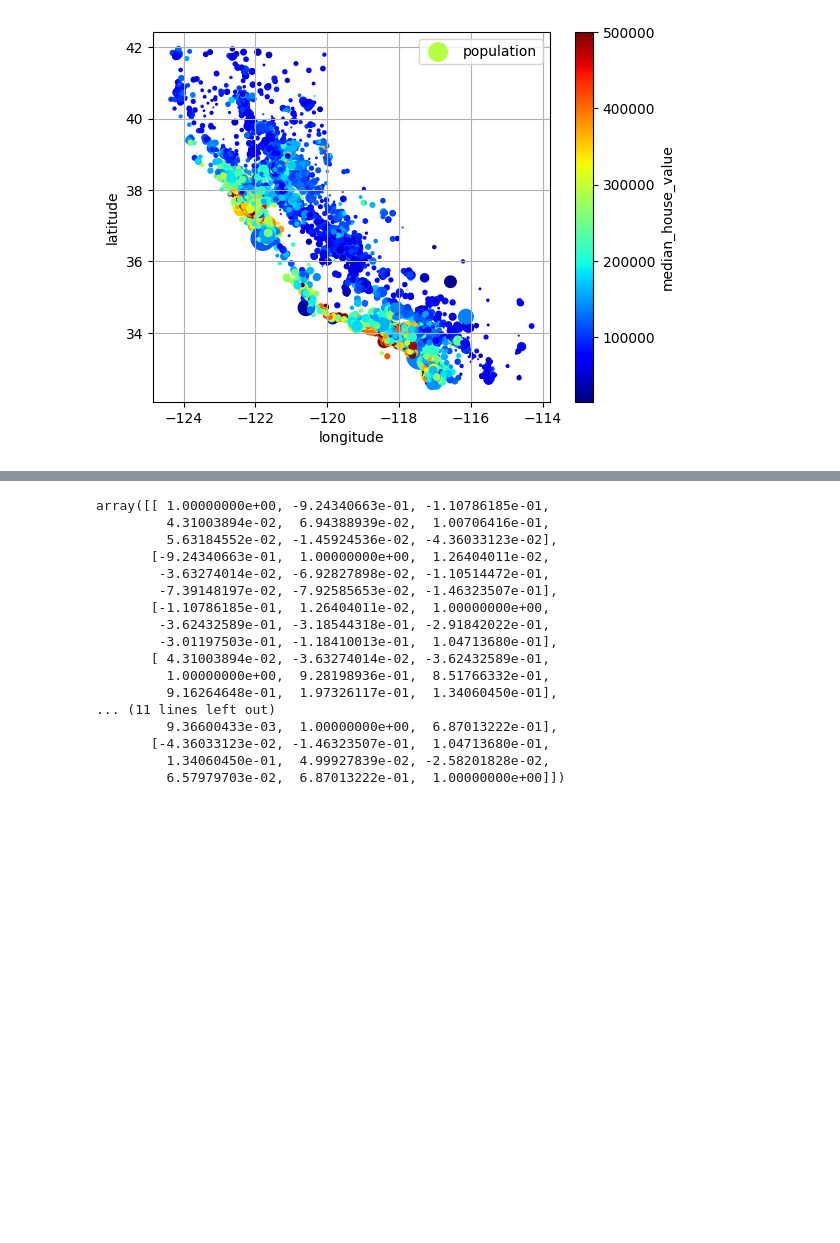
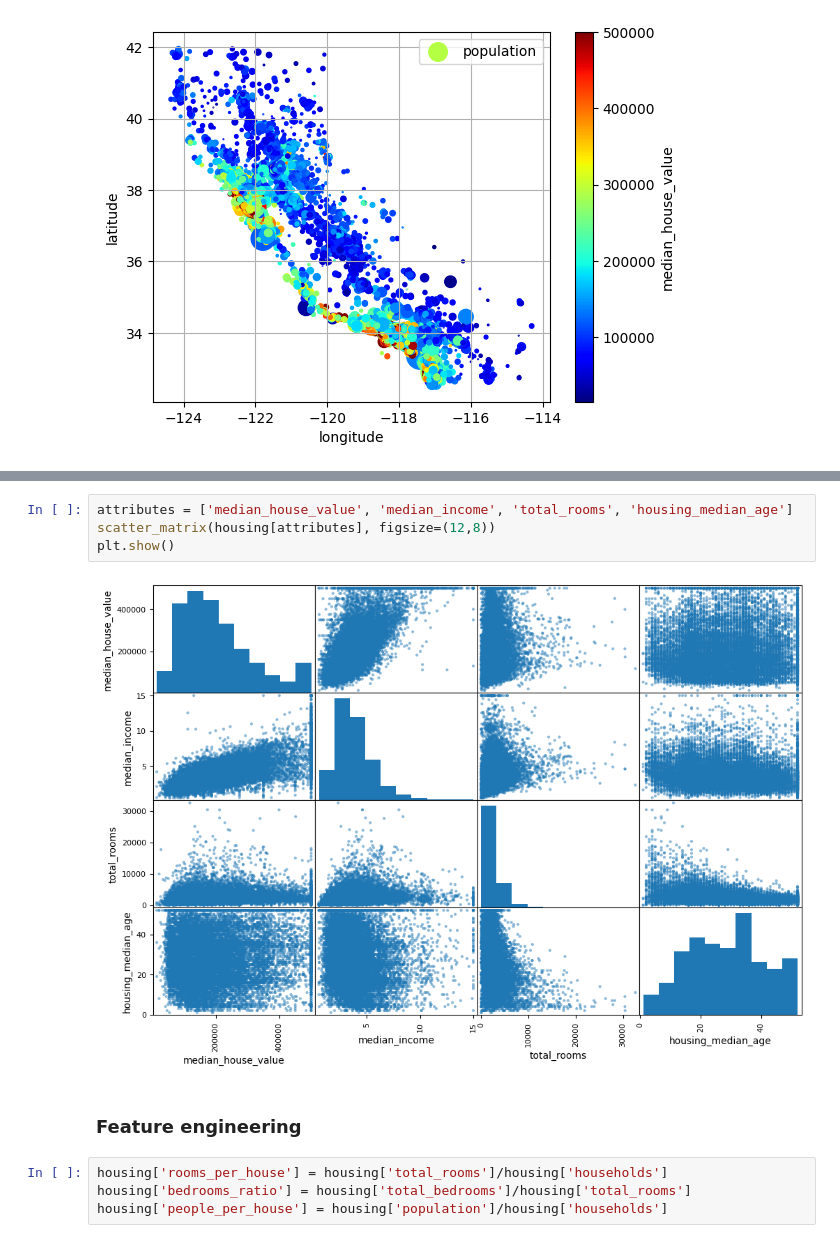
Before and after one commit to paulcarvalho/CA-housing-prices-ML, a Jupyter notebook: ca_housing_prices.ipynb, the cells around one changed output, grey strips where cells are left out. Saved outputs shown, nothing was run; the diff lists cells and outputs as text; blank space fills up the shorter version.

```diff
--- a/ca_housing_prices.ipynb
+++ b/ca_housing_prices.ipynb
@@ -127,19 +127,12 @@ AttributeError: AxesImage.set() got an unexpected keyword argument 'colorbar'
 # %%
+attributes = ['median_house_value', 'median_income', 'total_rooms', 'housing_median_age']
+scatter_matrix(housing[attributes], figsize=(12,8))
+plt.show()
 # %% [output]
-array([[ 1.00000000e+00, -9.24340663e-01, -1.10786185e-01,
-         4.31003894e-02,  6.94388939e-02,  1.00706416e-01,
-         5.63184552e-02, -1.45924536e-02, -4.36033123e-02],
-       [-9.24340663e-01,  1.00000000e+00,  1.26404011e-02,
-        -3.63274014e-02, -6.92827898e-02, -1.10514472e-01,
-        -7.39148197e-02, -7.92585653e-02, -1.46323507e-01],
-       [-1.10786185e-01,  1.26404011e-02,  1.00000000e+00,
-        -3.62432589e-01, -3.18544318e-01, -2.91842022e-01,
-        -3.01197503e-01, -1.18410013e-01,  1.04713680e-01],
-       [ 4.31003894e-02, -3.63274014e-02, -3.62432589e-01,
-         1.00000000e+00,  9.28198936e-01,  8.51766332e-01,
-         9.16264648e-01,  1.97326117e-01,  1.34060450e-01],
-... (11 lines left out)
-         9.36600433e-03,  1.00000000e+00,  6.87013222e-01],
-       [-4.36033123e-02, -1.46323507e-01,  1.04713680e-01,
-         1.34060450e-01,  4.99927839e-02, -2.58201828e-02,
-         6.57979703e-02,  6.87013222e-01,  1.00000000e+00]])
+[figure, added]
+# %% [markdown]
+### Feature engineering
+# %%
+housing['rooms_per_house'] = housing['total_rooms']/housing['households']
+housing['bedrooms_ratio'] = housing['total_bedrooms']/housing['total_rooms']
+housing['people_per_house'] = housing['population']/housing['households']
```
Also changed, not shown: parts of 5 cells of this notebook.
